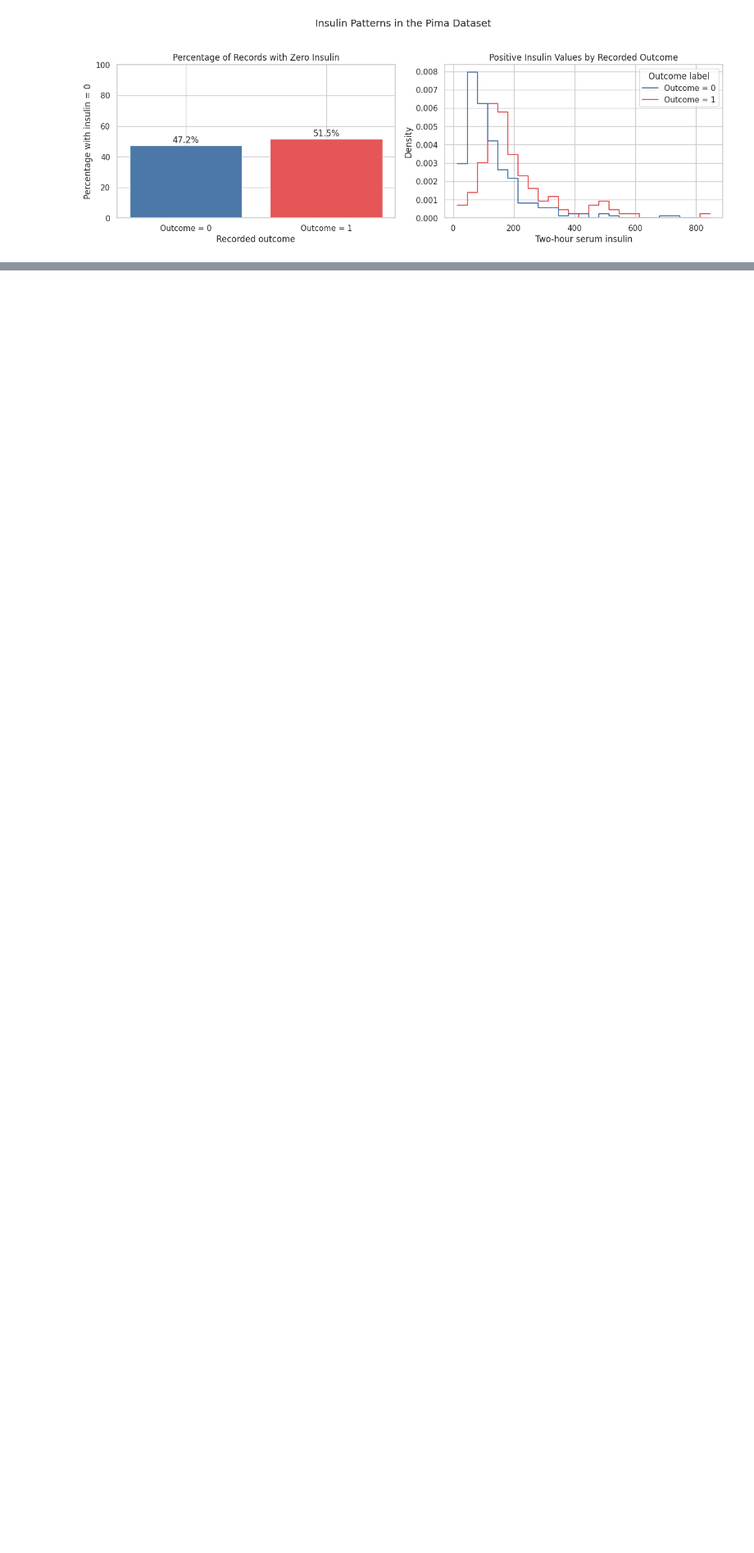
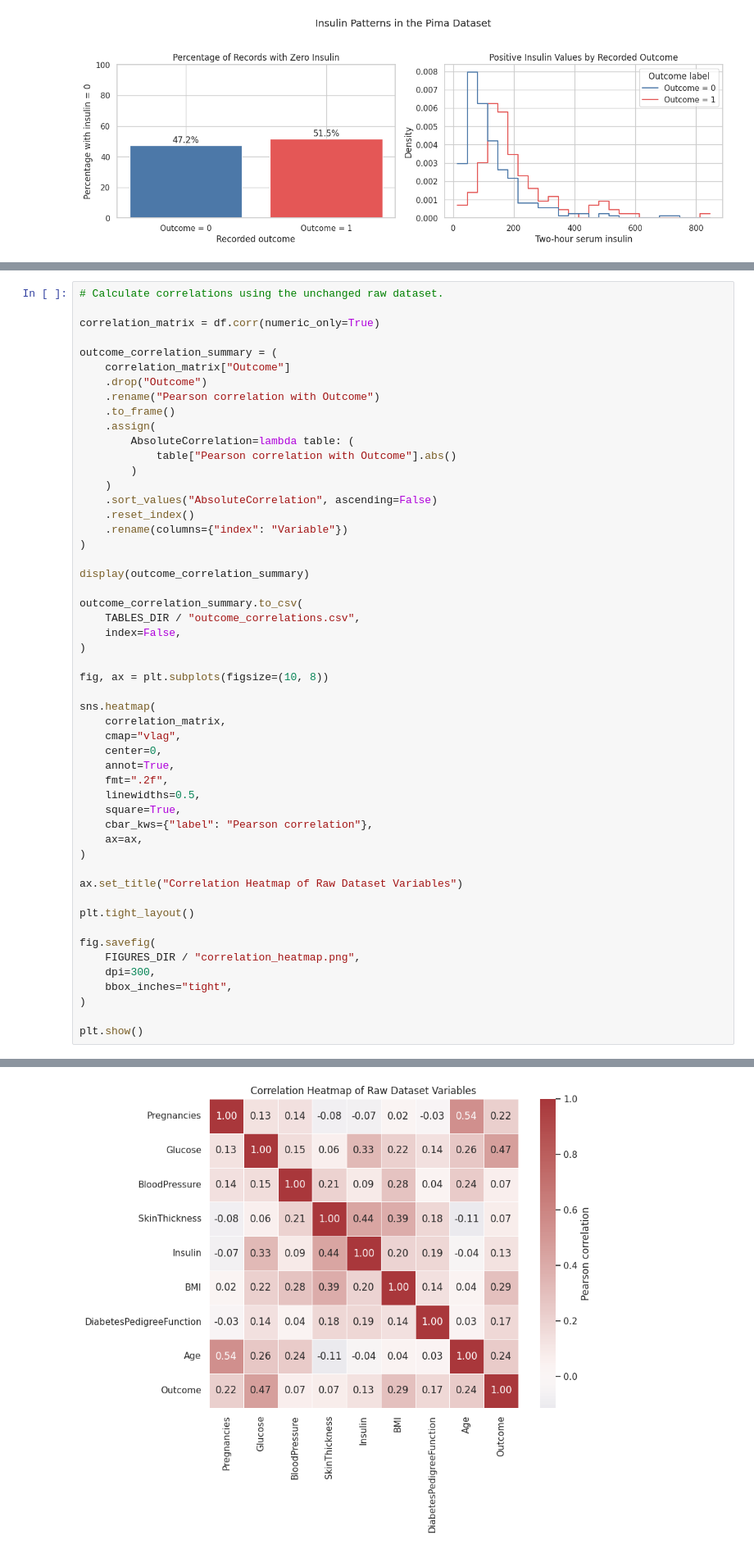
Before and after one commit to rodrigoviannasn/mat422-insulin-diabetes-project, a Jupyter notebook: notebooks/01_data_audit_eda.ipynb, the cells around one changed output, grey strips where cells are left out. Shown at 82% size. Saved outputs shown, nothing was run; the diff lists cells and outputs as text; blank space fills up the shorter version.

Commit message:
Add correlation analysis

```diff
--- a/notebooks/01_data_audit_eda.ipynb
+++ b/notebooks/01_data_audit_eda.ipynb
@@ -444,0 +449,53 @@ plt.show()
+# %%
+# Calculate correlations using the unchanged raw dataset.
+
+correlation_matrix = df.corr(numeric_only=True)
+
+outcome_correlation_summary = (
+    correlation_matrix["Outcome"]
+    .drop("Outcome")
+    .rename("Pearson correlation with Outcome")
+    .to_frame()
+    .assign(
+        AbsoluteCorrelation=lambda table: (
+            table["Pearson correlation with Outcome"].abs()
+        )
+    )
+    .sort_values("AbsoluteCorrelation", ascending=False)
+    .reset_index()
+    .rename(columns={"index": "Variable"})
+)
+
+display(outcome_correlation_summary)
+
+outcome_correlation_summary.to_csv(
+    TABLES_DIR / "outcome_correlations.csv",
+    index=False,
+)
+
+fig, ax = plt.subplots(figsize=(10, 8))
+
+sns.heatmap(
+    correlation_matrix,
+    cmap="vlag",
+    center=0,
+    annot=True,
+    fmt=".2f",
+    linewidths=0.5,
+    square=True,
+    cbar_kws={"label": "Pearson correlation"},
+    ax=ax,
+)
+
+ax.set_title("Correlation Heatmap of Raw Dataset Variables")
+
+plt.tight_layout()
+
+fig.savefig(
+    FIGURES_DIR / "correlation_heatmap.png",
+    dpi=300,
+    bbox_inches="tight",
+)
+
+plt.show()
+# %% [output]
@@ -444,0 +511 @@ plt.show()
+[figure, added]
```
Also changed, not shown: parts of 2 cells of this notebook.
